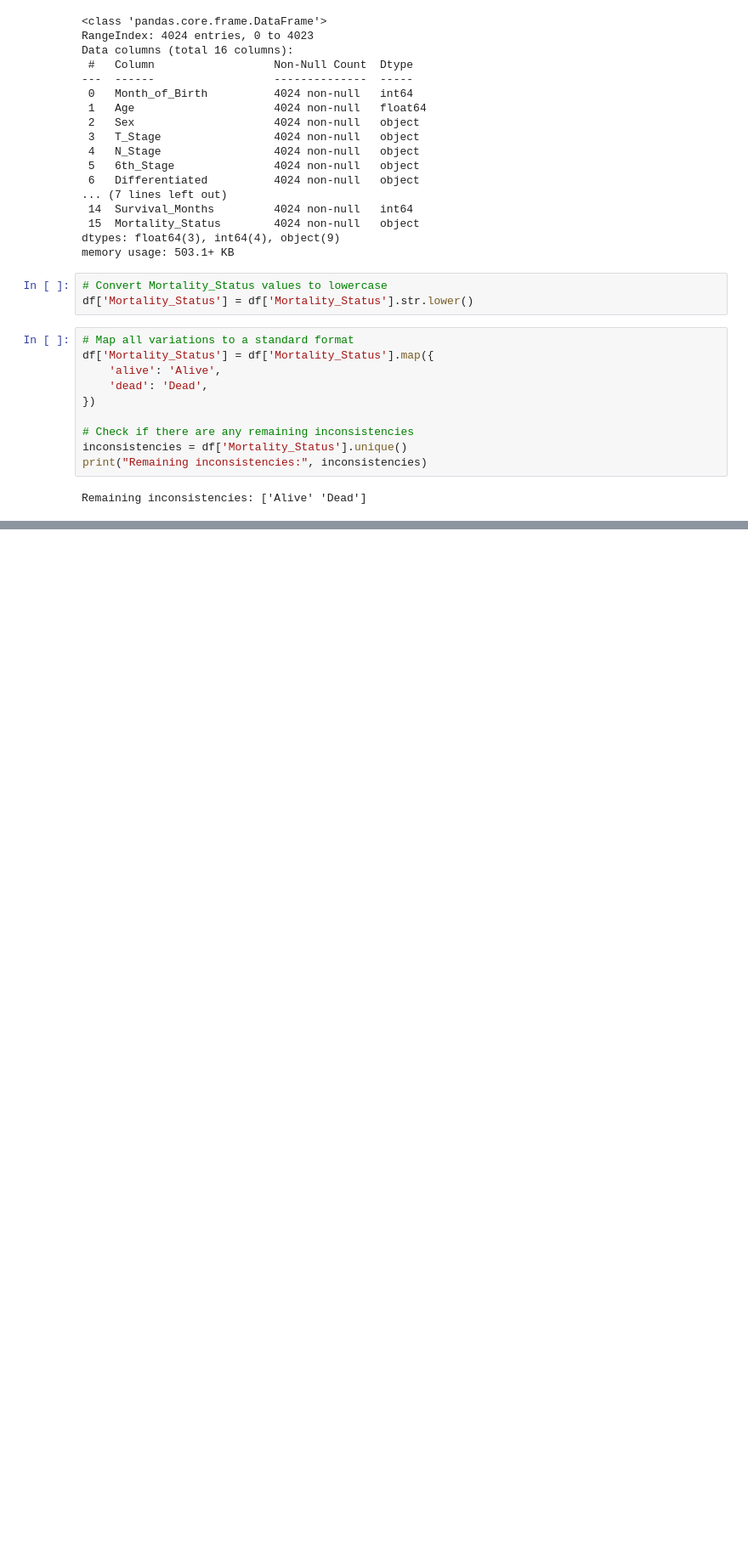
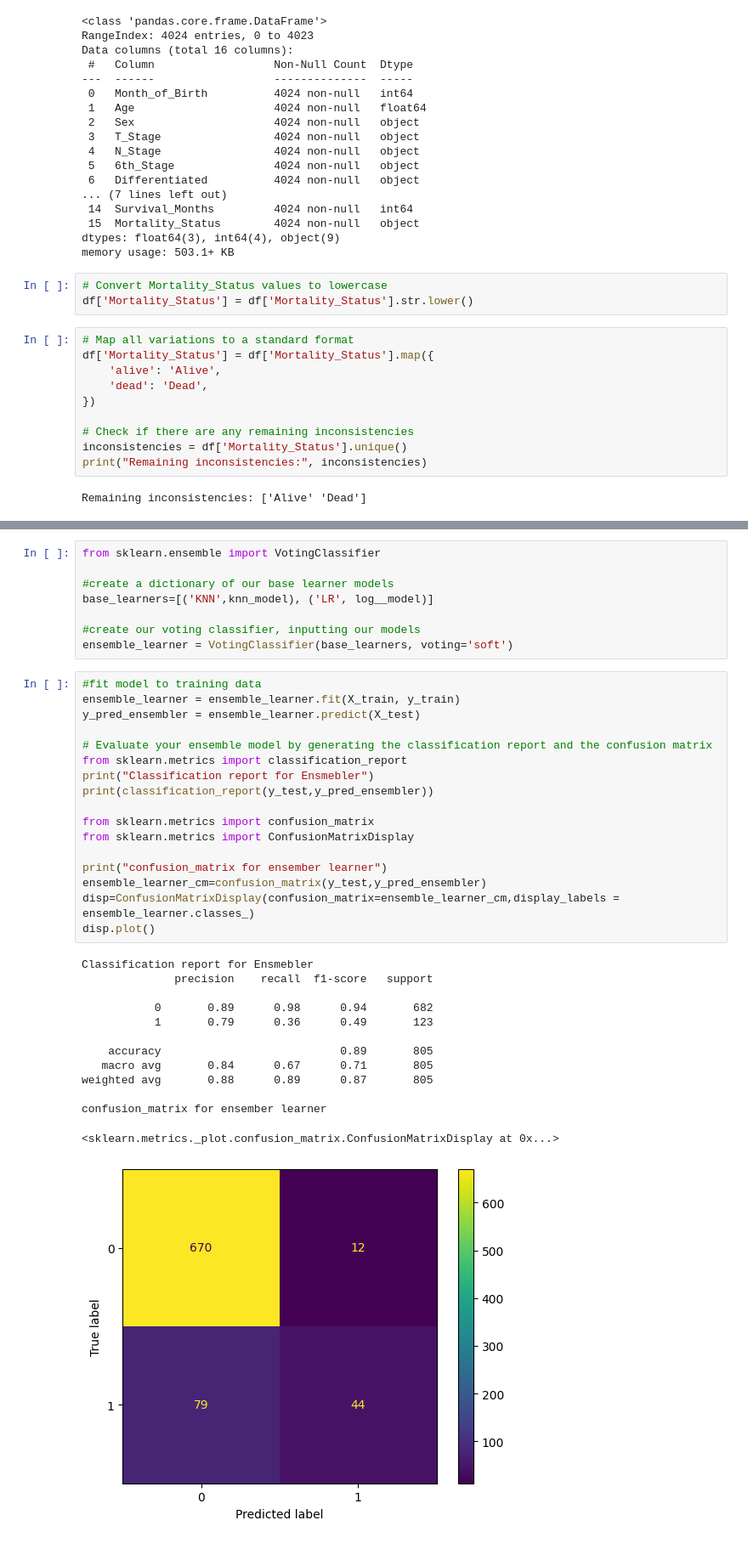
Before and after one commit to Lasal0425/ML_Coursework_Breast_Cancer_Detection, a Jupyter notebook: Notebook03.ipynb, the cells around one changed output, grey strips where cells are left out. Shown: that part at 85% size. Saved outputs shown, nothing was run; the diff lists cells and outputs as text; blank space fills up the shorter version.

```diff
--- a/Notebook03.ipynb
+++ b/Notebook03.ipynb
@@ -106,0 +201,39 @@ Remaining inconsistencies: ['Alive' 'Dead']
+# %%
+from sklearn.ensemble import VotingClassifier
+
+#create a dictionary of our base learner models
+base_learners=[('KNN',knn_model), ('LR', log__model)]
+
+#create our voting classifier, inputting our models
+ensemble_learner = VotingClassifier(base_learners, voting='soft')
+# %%
+#fit model to training data
+ensemble_learner = ensemble_learner.fit(X_train, y_train)
+y_pred_ensembler = ensemble_learner.predict(X_test)
+
+# Evaluate your ensemble model by generating the classification report and the confusion matrix
+from sklearn.metrics import classification_report
+print("Classification report for Ensmebler")
+print(classification_report(y_test,y_pred_ensembler))
+
+from sklearn.metrics import confusion_matrix
+from sklearn.metrics import ConfusionMatrixDisplay
+
+print("confusion_matrix for ensember learner")
+ensemble_learner_cm=confusion_matrix(y_test,y_pred_ensembler)
+disp=ConfusionMatrixDisplay(confusion_matrix=ensemble_learner_cm,display_labels = ensemble_learner.classes_)
+disp.plot()
+# %% [output]
+Classification report for Ensmebler
+              precision    recall  f1-score   support
+
+           0       0.89      0.98      0.94       682
+           1       0.79      0.36      0.49       123
+
+    accuracy                           0.89       805
+   macro avg       0.84      0.67      0.71       805
+weighted avg       0.88      0.89      0.87       805
+
+confusion_matrix for ensember learner
+<sklearn.metrics._plot.confusion_matrix.ConfusionMatrixDisplay at 0x...>
+[figure, added]
```
Also changed, not shown: parts of 8 cells of this notebook.
